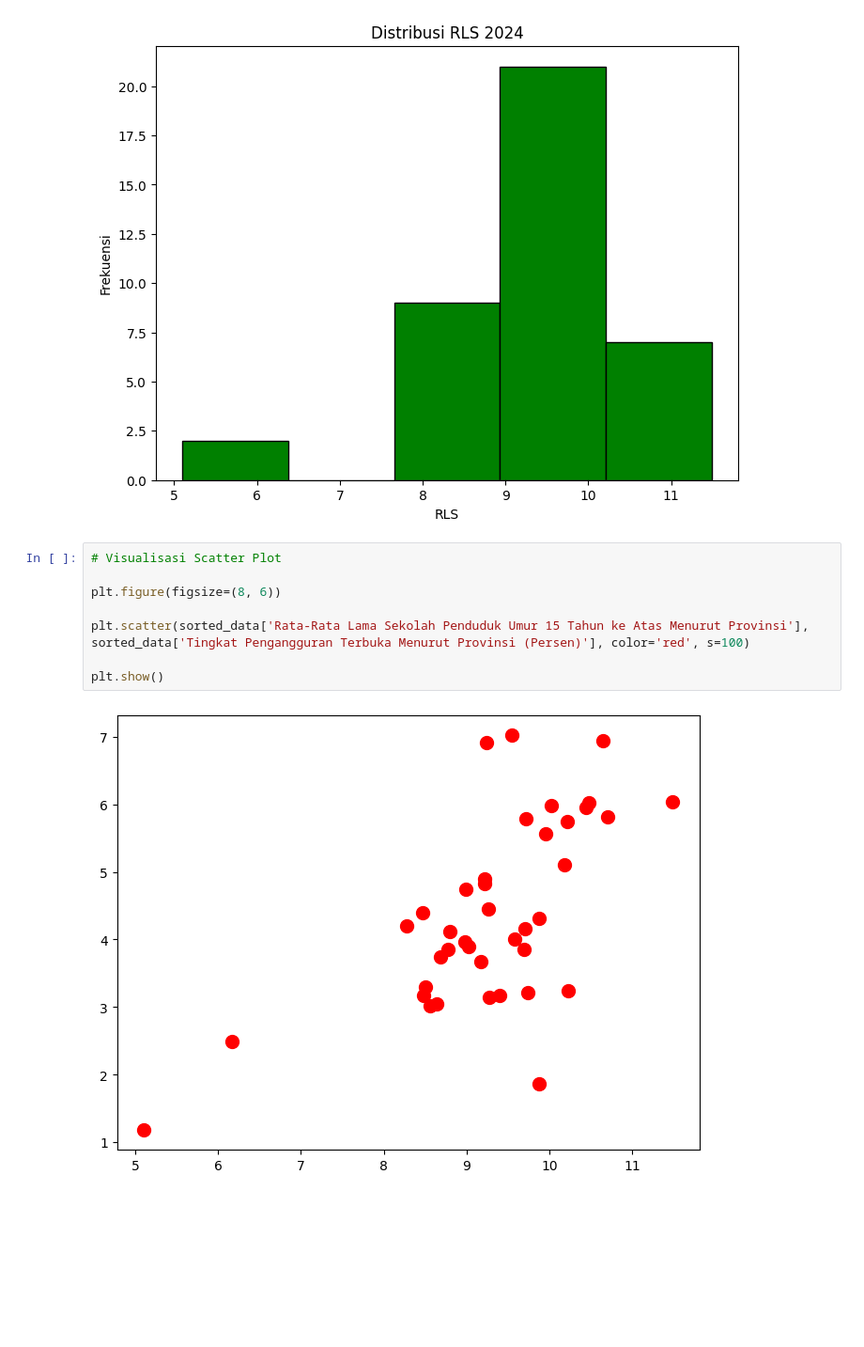
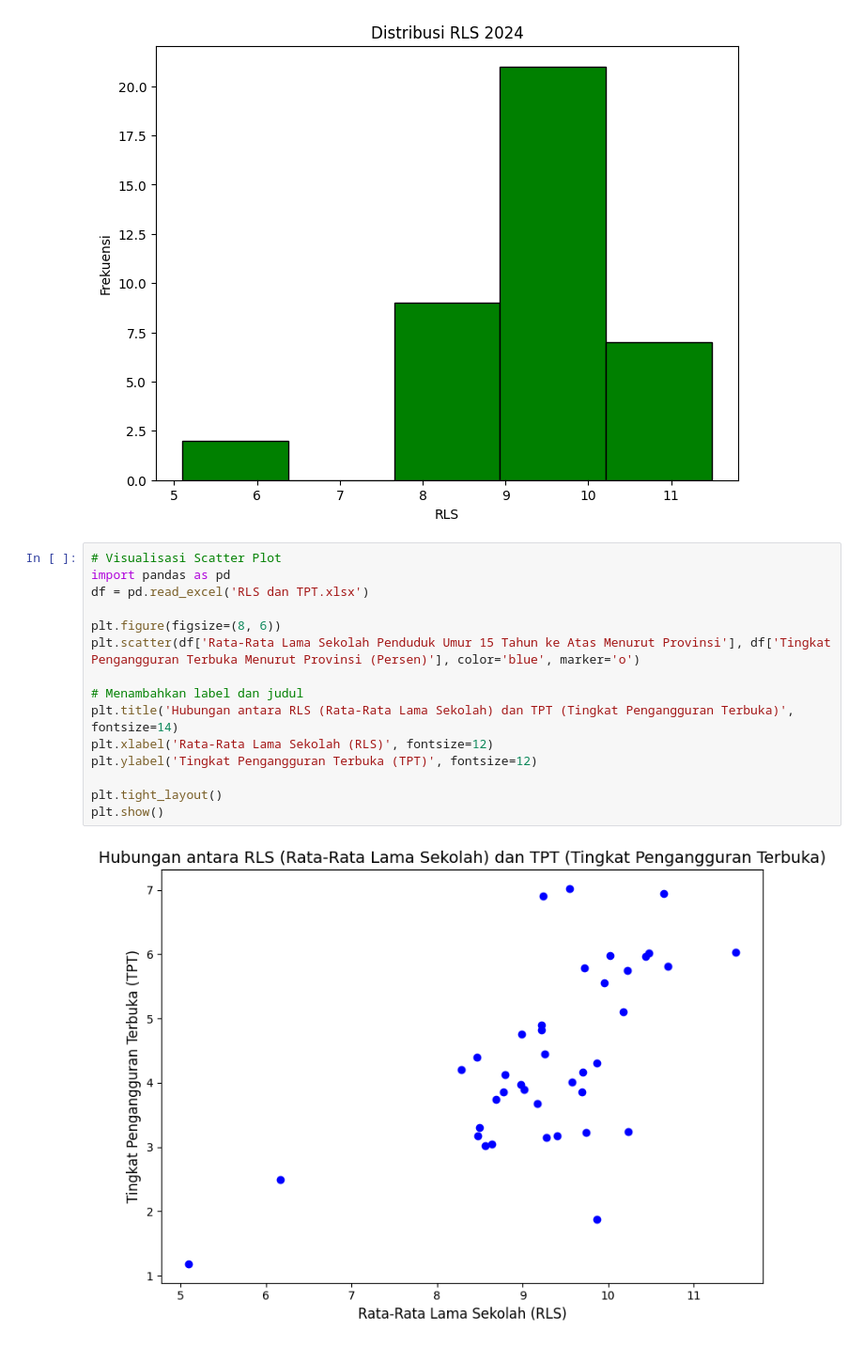
Before and after one commit to RambuMarshanda/Eksplorasi_dan_Visualisasi_Data, a Jupyter notebook: Quiz 2.ipynb, the cells around one changed output. Shown at 94% size. Saved outputs shown, nothing was run; the diff lists cells and outputs as text; blank space fills up the shorter version.

```diff
--- a/Quiz 2.ipynb
+++ b/Quiz 2.ipynb
@@ -67,11 +67,18 @@ plt.show()
 [figure]
 # %%
 # Visualisasi Scatter Plot
+import pandas as pd
+df = pd.read_excel('RLS dan TPT.xlsx')
 
 plt.figure(figsize=(8, 6))
+plt.scatter(df['Rata-Rata Lama Sekolah Penduduk Umur 15 Tahun ke Atas Menurut Provinsi'], df['Tingkat Pengangguran Terbuka Menurut Provinsi (Persen)'], color='blue', marker='o')
 
-plt.scatter(sorted_data['Rata-Rata Lama Sekolah Penduduk Umur 15 Tahun ke Atas Menurut Provinsi'], sorted_data['Tingkat Pengangguran Terbuka Menurut Provinsi (Persen)'], color='red', s=100)
+# Menambahkan label dan judul
+plt.title('Hubungan antara RLS (Rata-Rata Lama Sekolah) dan TPT (Tingkat Pengangguran Terbuka)', fontsize=14)
+plt.xlabel('Rata-Rata Lama Sekolah (RLS)', fontsize=12)
+plt.ylabel('Tingkat Pengangguran Terbuka (TPT)', fontsize=12)
 
+plt.tight_layout()
 plt.show()
 # %% [output]
-[figure, old version]
+[figure, new version]
```
Also changed, not shown: parts of 1 cell of this notebook.
